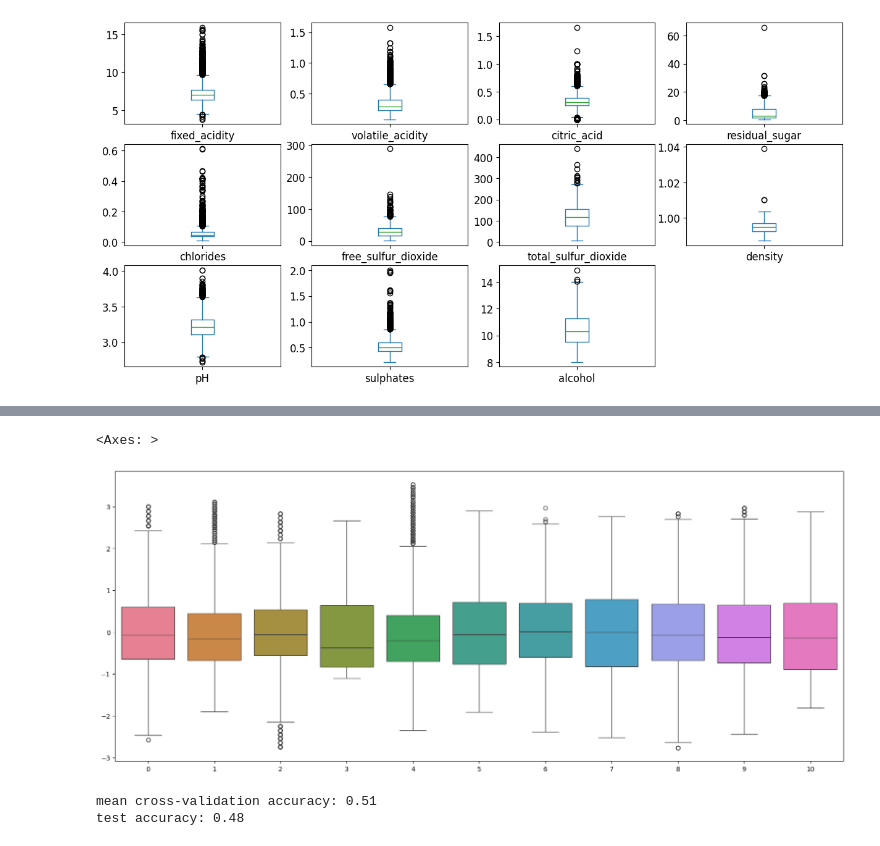
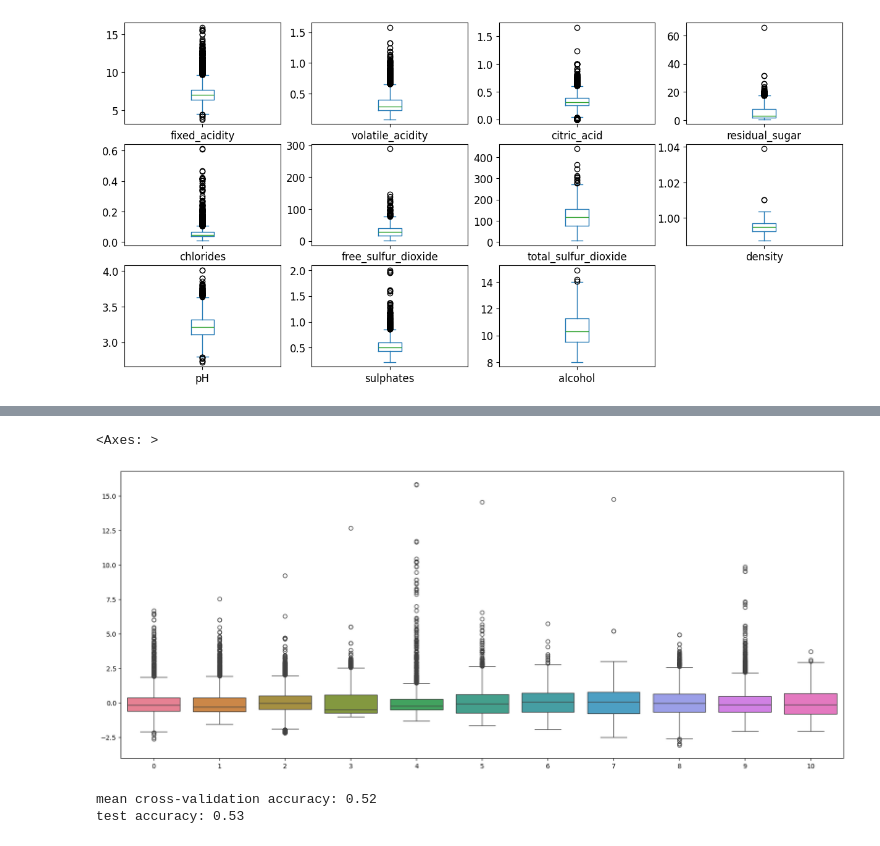
Before and after one commit to tomas-ribeiro-pinto/COMP4139_Machine_Learning, a Jupyter notebook: wine_dataset/wine_LogR.ipynb, the cells around one changed output, grey strips where cells are left out. Saved outputs shown, nothing was run; the diff lists cells and outputs as text; code cells hidden in the pictures.

```diff
--- a/wine_dataset/wine_LogR.ipynb
+++ b/wine_dataset/wine_LogR.ipynb
@@ -80,10 +48,10 @@ alcohol: 3 outliers
 # %%
 scaler = StandardScaler()
-Xs = scaler.fit_transform(outlier_rm_x)
+Xs = scaler.fit_transform(X)
 
 fig,ax=plt.subplots(1,figsize=(20,8))
 sns.boxplot(data=Xs,ax=ax)
 # %% [output]
 <Axes: >
-[figure, old version]
+[figure, new version]
 # %%
@@ -94,11 +62,12 @@ pca.fit(Xs_train)
 Xs_train = pca.transform(Xs_train)
 Xs_test = pca.transform(Xs_test)
 # %%
-from sklearn.model_selection import cross_val_score
+from sklearn.model_selection import KFold, cross_val_score
 from sklearn.linear_model import LogisticRegression
 
 log_reg = LogisticRegression()
-scores = cross_val_score(log_reg, Xs_train, y_train, cv=5)
+kf = KFold(n_splits=5, shuffle=True, random_state=1)
+scores = cross_val_score(log_reg, Xs_train, y_train, cv=kf)
 
 mean_score = np.mean(scores)
 
@@ -108,5 +77,5 @@ classifier_score = log_reg.score(Xs_test, y_test)
 print("mean cross-validation accuracy: {:03.2f}".format(mean_score))
 print("test accuracy: {:03.2f}".format(classifier_score))
 # %% [output]
-mean cross-validation accuracy: 0.51
-test accuracy: 0.48
+mean cross-validation accuracy: 0.52
+test accuracy: 0.53
```
Also changed, not shown: parts of 2 cells of this notebook, 1 other file.
